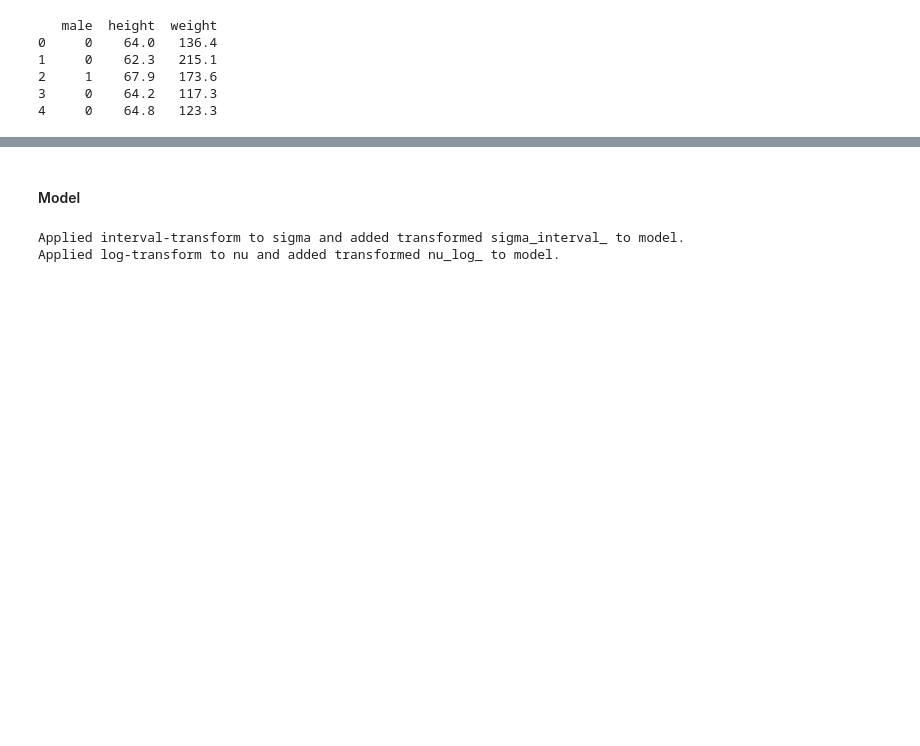
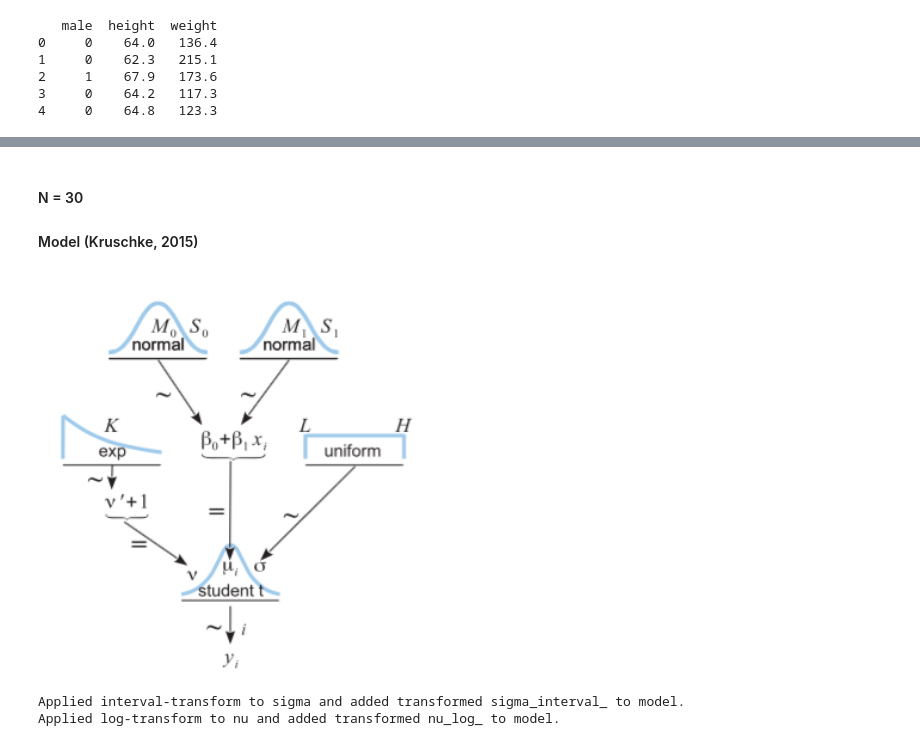
Before and after one commit to JWarmenhoven/DBDA-python, a Jupyter notebook: Notebooks/Chapter 17.ipynb, the cells around one changed output, grey strips where cells are left out. Saved outputs shown, nothing was run; the diff lists cells and outputs as text; code cells hidden in the pictures; blank space fills up the shorter version.

```diff
--- a/Notebooks/Chapter 17.ipynb
+++ b/Notebooks/Chapter 17.ipynb
@@ -106,5 +178,10 @@ mean_w = scaler_w.mean_
 # %% [markdown]
-#### Model
+#### N = 30
+#### Model (Kruschke, 2015)
+# %%
+Image('images/fig17_2.png', width=400)
+# %% [output]
+[figure, added]
 # %%
 with pmc.Model() as model:
 
```
Also changed, not shown: parts of 30 cells of this notebook, 3 other files.
